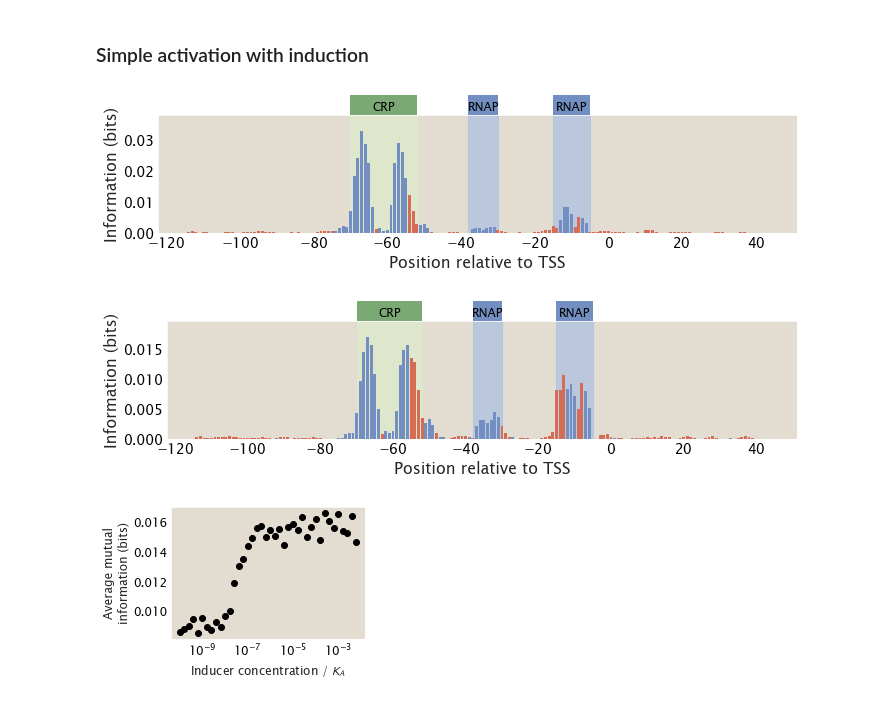
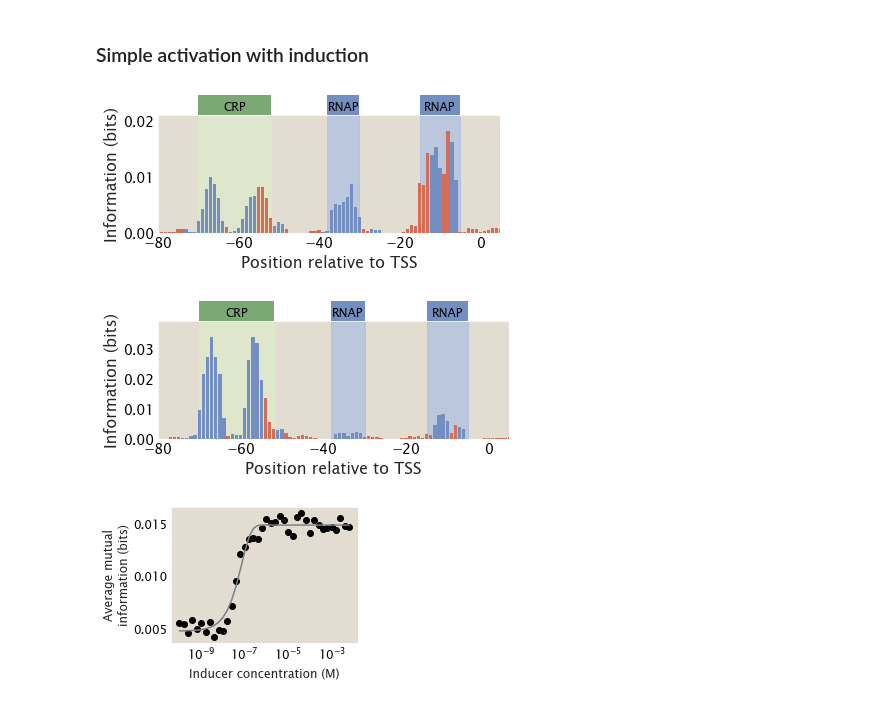
Before and after one commit to RPGroup-PBoC/theoretical_regseq, a Jupyter notebook: notebooks/experimental/inducer.ipynb, the cells around one changed output. Saved outputs shown, nothing was run; the diff lists cells and outputs as text; code cells hidden in the pictures.

```diff
--- a/notebooks/experimental/inducer.ipynb
+++ b/notebooks/experimental/inducer.ipynb
@@ -228,43 +228,49 @@ crp_emat = crp_emat_raw[['par_A', 'par_C', 'par_G', 'par_T']].to_numpy().T * 1.6
 # %%
 # only increasing strength of activator-promoter binding
 
 n_NS = len(genome)
 n_p = 5000
 n_a = 50
 ep_wt = -3
-eaa_wt = -13
+eaa_wt = -12
 eai_wt = -1
 e_int_A = -10
 e_int_I = 0
 e_AI = -3
 
 M_AL = 3 * 10**(-6)
 M_AR = 3 * 10**(-6)
 M_IL = 10**(-7)
 M_IR = 10**(-7)
 
 
-c = 10**(-7)
+c = 10**(-9)
 df = tregs.simulate.sim(promoter, simact_pbound_with_inducer, [rnap_site, crp_site],
                         *[n_NS, n_p, n_a, rnap_emat, crp_emat, ep_wt, eaa_wt, eai_wt,
                           c, M_AL, M_AR, M_IL, M_IR, e_int_A, e_int_I, e_AI])
 
 region_params = [(-38, -30, 'P', 'RNAP'), (-15, -5, 'P', 'RNAP'), (-70, -52, 'A', 'CRP')]
 tregs.footprint.plot_footprint(promoter, df, region_params,
-                               annotate_stn=False)
+                               x_lims=(-80, 5), fig_width=6,
+                               legend_xcoord=1.35,
+                               annotate_stn=False,
+                               outfile='../../manuscript/figures/plots/inducer_fp1.pdf')
 # %% [output]
-[figure, old version]
+[figure, new version]
 # %%
-c = 10**(-10)
+c = 10**(-3)
 df = tregs.simulate.sim(promoter, simact_pbound_with_inducer, [rnap_site, crp_site],
                         *[n_NS, n_p, n_a, rnap_emat, crp_emat, ep_wt, eaa_wt, eai_wt,
                           c, M_AL, M_AR, M_IL, M_IR, e_int_A, e_int_I, e_AI])
 
 region_params = [(-38, -30, 'P', 'RNAP'), (-15, -5, 'P', 'RNAP'), (-70, -52, 'A', 'CRP')]
 tregs.footprint.plot_footprint(promoter, df, region_params,
-                               annotate_stn=False)
+                               x_lims=(-80, 5), fig_width=6,
+                               legend_xcoord=1.35,
+                               annotate_stn=False,
+                               outfile='../../manuscript/figures/plots/inducer_fp2.pdf')
 # %% [output]
-[figure, old version]
+[figure, new version]
 # %%
 signal = []
 inducer_conc = []
@@ -302,12 +308,13 @@ popt, pcov = curve_fit(sigmoid, norm_inducer_conc, signal, p0, maxfev=10000)
 # plot signal vs inducer concentration
 fig, ax = plt.subplots(figsize=(4, 2.75))
 ax.scatter(inducer_conc, signal, color='k')
-#ax.plot(inducer_conc, sigmoid(norm_inducer_conc, *popt), color='grey')
+ax.plot(inducer_conc, sigmoid(norm_inducer_conc, *popt), color='grey')
 ax.set_xscale('log')
 #ax.set_xticks([0.001, 0.01, 0.1, 1, 10])
-ax.set_xlabel('Inducer concentration / ' + r'$K_A$')
+#ax.set_xlabel('Inducer concentration / ' + r'$K_A$')
+ax.set_xlabel('Inducer concentration (M)')
 ax.set_ylabel('Average mutual\ninformation (bits)')
 plt.tight_layout()
-#plt.savefig('../../manuscript/figures/plots/fig10/inducer.pdf', bbox_inches='tight')
+plt.savefig('../../manuscript/figures/plots/inducer.pdf', bbox_inches='tight')
 # %% [output]
-[figure, old version]
+[figure, new version]
```
Also changed, not shown: parts of 1 cell of this notebook, 3 other files.
